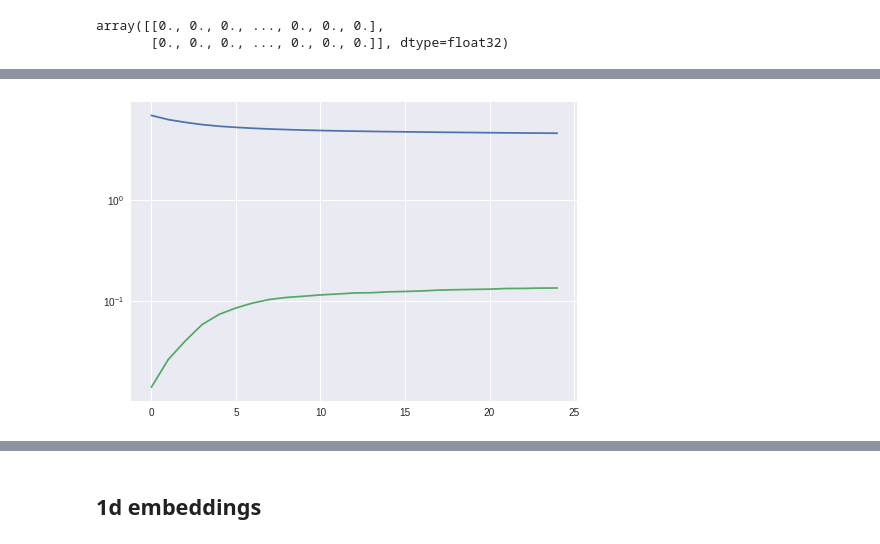
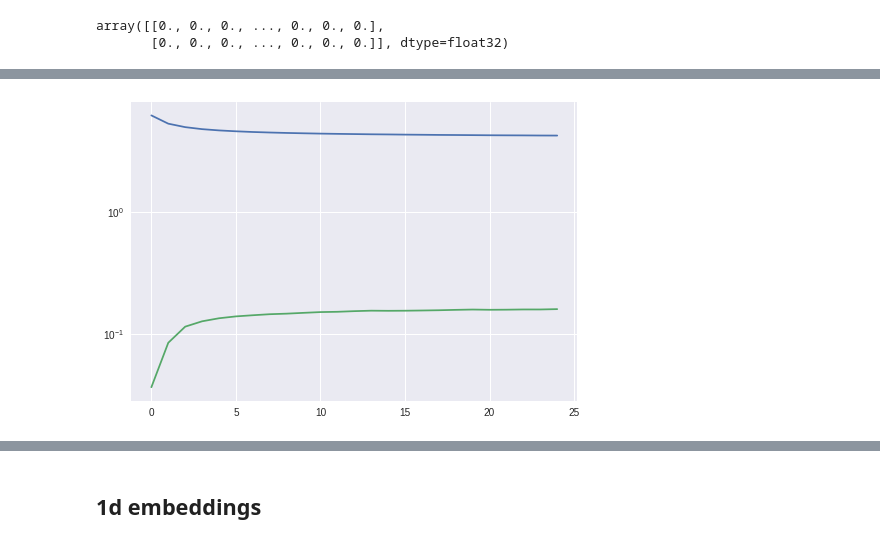
Before and after one commit to subodhchhabra/ai, a Jupyter notebook: notebooks/2019_tf/airline2vec.ipynb, the cells around one changed output, grey strips where cells are left out. Saved outputs shown, nothing was run; the diff lists cells and outputs as text; code cells hidden in the pictures.

```diff
--- a/notebooks/2019_tf/airline2vec.ipynb
+++ b/notebooks/2019_tf/airline2vec.ipynb
@@ -205,7 +205,7 @@ array([[0., 0., 0., ..., 0., 0., 0.],
 %%time
 
 EPOCHS=25
-BATCH_SIZE=100
+BATCH_SIZE=10
 
 history = model.fit(x, Y, epochs=EPOCHS, batch_size=BATCH_SIZE, verbose=1)
 
@@ -233,4 +233,4 @@ Wall time: 3min 52s
-[figure, old version]
+[figure, new version]
 # %%
 loss, accuracy = model.evaluate(x, Y, batch_size=BATCH_SIZE)
 loss, accuracy
```
Also changed, not shown: parts of 19 cells of this notebook.
